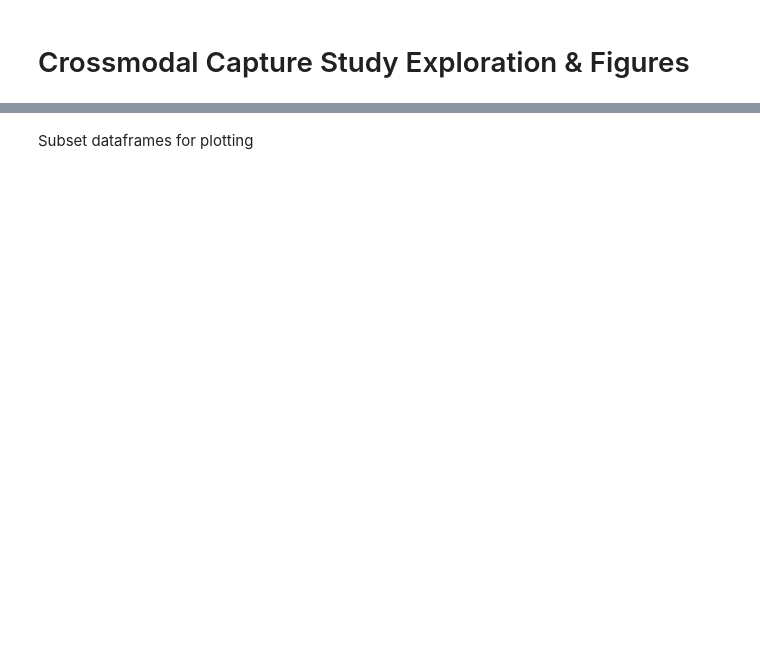
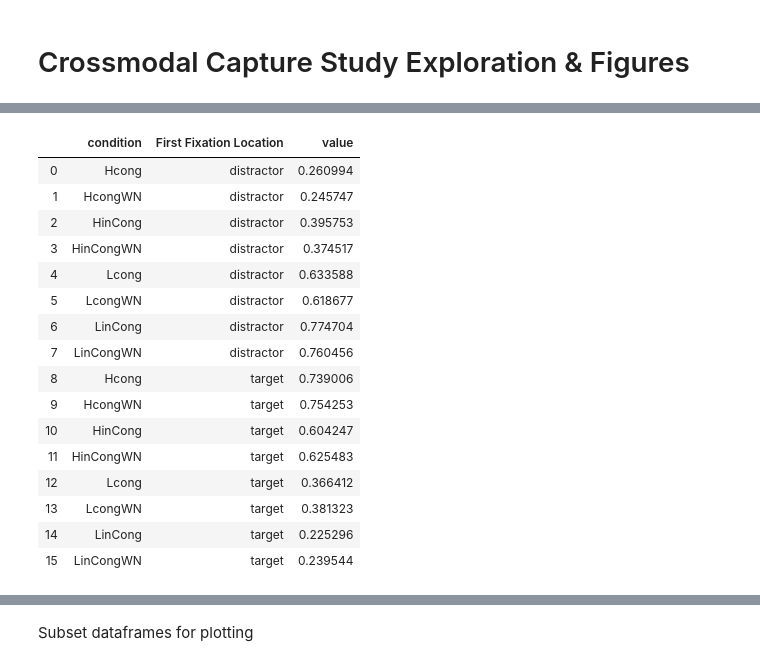
Before and after one commit to sheaduarte/PSC-290-Python-Final-Project, a Jupyter notebook: duarte/notebooks/Duarte_MSD_Exploration_and_Figures.ipynb, the cells around one changed output, grey strips where cells are left out. Cells and saved outputs as stored; diff of their text form; code cells hidden in the pictures; blank space fills up the shorter version.

```diff
--- a/duarte/notebooks/Duarte_MSD_Exploration_and_Figures.ipynb
+++ b/duarte/notebooks/Duarte_MSD_Exploration_and_Figures.ipynb
@@ -39,0 +66,6 @@ rtViolin = ah.violin(df = MSD, x = 'condition', y= 'reaction_time', z = 'sound_t
+# %%
+#calculate proportion of first fixations to each location
+MSD_firstfixDF = MSD[['trial','condition','first_fixation']]
+MSD_firstfixDFCounts = MSD_firstfixDF.groupby(['first_fixation','condition']).count()
+MSD_firstfixDFCounts = MSD_firstfixDFCounts.unstack()
+MSD_firstfixDFCounts
@@ -39,0 +79,4 @@ rtViolin = ah.violin(df = MSD, x = 'condition', y= 'reaction_time', z = 'sound_t
+# %%
+cond_list = ['Hcong', 'HcongWN','HinCong', 'HinCongWN','Lcong', 'LcongWN','LinCong', 'LinCongWN']
+firstfix_proportions = ah.FirstFixProportions(df=MSD_firstfixDFCounts, condition_list = cond_list)
+firstfix_proportions
@@ -39,0 +96,25 @@ rtViolin = ah.violin(df = MSD, x = 'condition', y= 'reaction_time', z = 'sound_t
+# %%
+my_idList = ['condition']
+df7 = pd.melt(firstfix_proportions, id_vars = my_idList,
+			    value_vars = my_valList,
+			    var_name = 'First Fixation Location',
+			    value_name = 'value')
+df7
+# %% [output]
+|  | condition | First Fixation Location | value |
+| 0 | Hcong | distractor | 0.260994 |
+| 1 | HcongWN | distractor | 0.245747 |
+| 2 | HinCong | distractor | 0.395753 |
+| 3 | HinCongWN | distractor | 0.374517 |
+| 4 | Lcong | distractor | 0.633588 |
+| 5 | LcongWN | distractor | 0.618677 |
+| 6 | LinCong | distractor | 0.774704 |
+| 7 | LinCongWN | distractor | 0.760456 |
+| 8 | Hcong | target | 0.739006 |
+| 9 | HcongWN | target | 0.754253 |
+| 10 | HinCong | target | 0.604247 |
+| 11 | HinCongWN | target | 0.625483 |
+| 12 | Lcong | target | 0.366412 |
+| 13 | LcongWN | target | 0.381323 |
+| 14 | LinCong | target | 0.225296 |
+| 15 | LinCongWN | target | 0.239544 |
```
Also changed, not shown: parts of 14 cells of this notebook, 8 other files.
